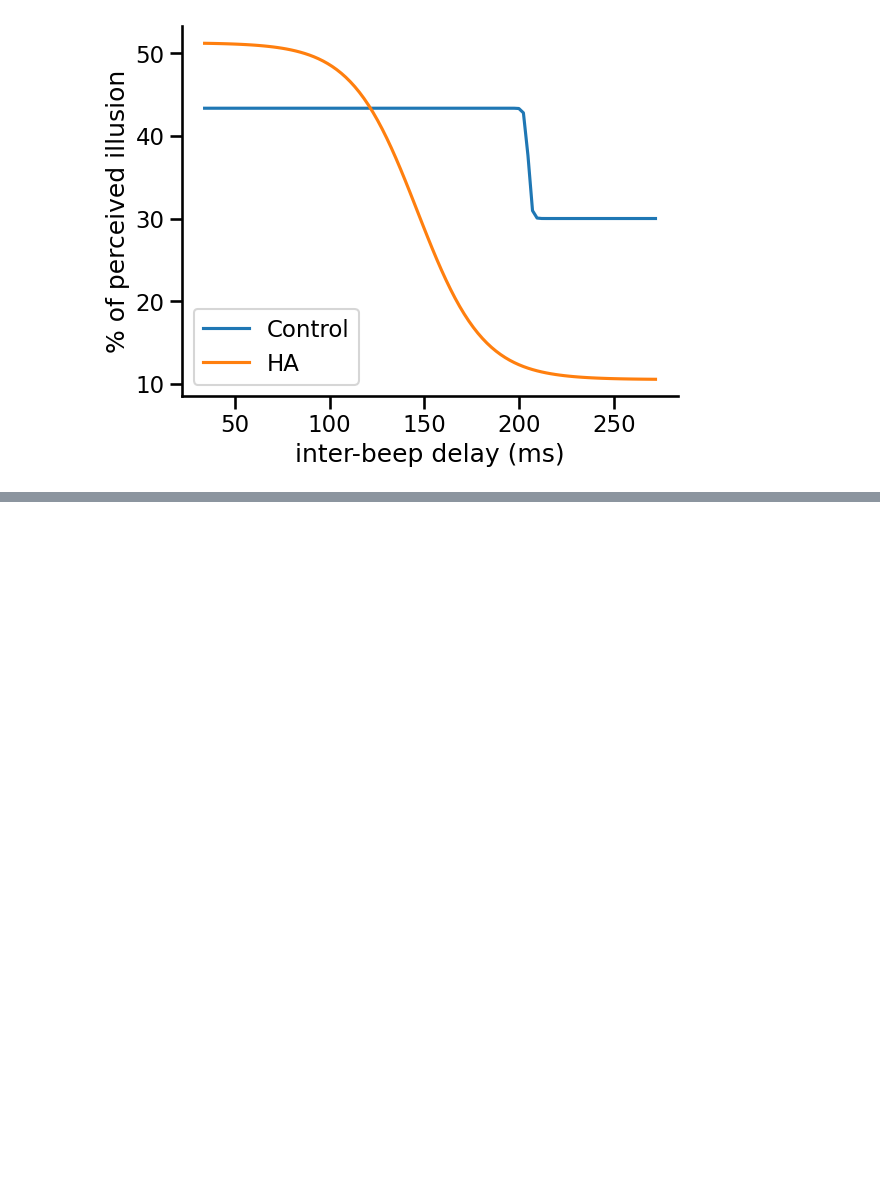
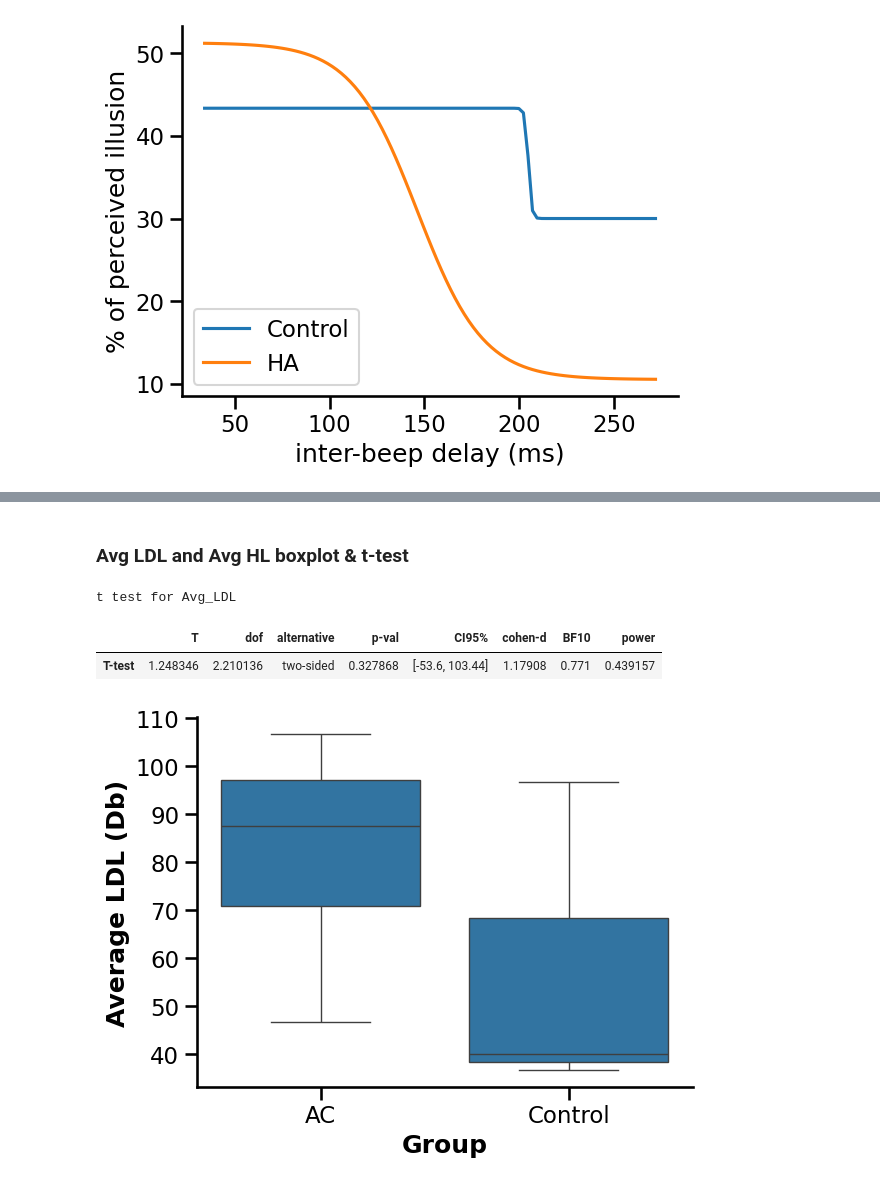
Before and after one commit to camila-maura/GIFTED-DFI, a Jupyter notebook: plots_and_analysis.ipynb, the cells around one changed output, grey strips where cells are left out. Saved outputs shown, nothing was run; the diff lists cells and outputs as text; code cells hidden in the pictures; blank space fills up the shorter version.

Commit message:
final plots

```diff
--- a/plots_and_analysis.ipynb
+++ b/plots_and_analysis.ipynb
@@ -722,0 +733,7 @@ plt.show()
+# %%
+df = pd.read_pickle("data/df")
+# %%
+
+df.loc[df["Group"] == "HA", "Group"] = "AC" # rename columns
+df_HA["Group"] = "AC"
+df_Control = df[df["Group"]=="Control"]
@@ -722,0 +776,22 @@ plt.show()
+# %% [markdown]
+### Avg LDL and Avg HL boxplot & t-test
+# %%
+
+measurement = "Avg_LDL"
+print("t test for %s" % (measurement))
+display(pg.ttest(df_HA[measurement], df_Control[measurement]))
+
+sns.set_context("talk")
+fig = sns.boxplot(data=df,x='Group', y = measurement)
+fig.spines['top'].set_visible(False)
+fig.spines['right'].set_visible(False)
+#fig.set_xticklabels(["No", "Yes"])
+fig.set_ylabel("Average LDL (Db)", fontdict={'weight': 'bold'}) # TODO qué unidad es esta?
+fig.set_xlabel("Group", fontdict={'weight': 'bold'})
+
+plt.show()
+# %% [output]
+t test for Avg_LDL
+|  | T | dof | alternative | p-val | CI95% | cohen-d | BF10 | power |
+| T-test | 1.248346 | 2.210136 | two-sided | 0.327868 | [-53.6, 103.44] | 1.17908 | 0.771 | 0.439157 |
+[figure, added]
```
Also changed, not shown: parts of 24 cells of this notebook.
